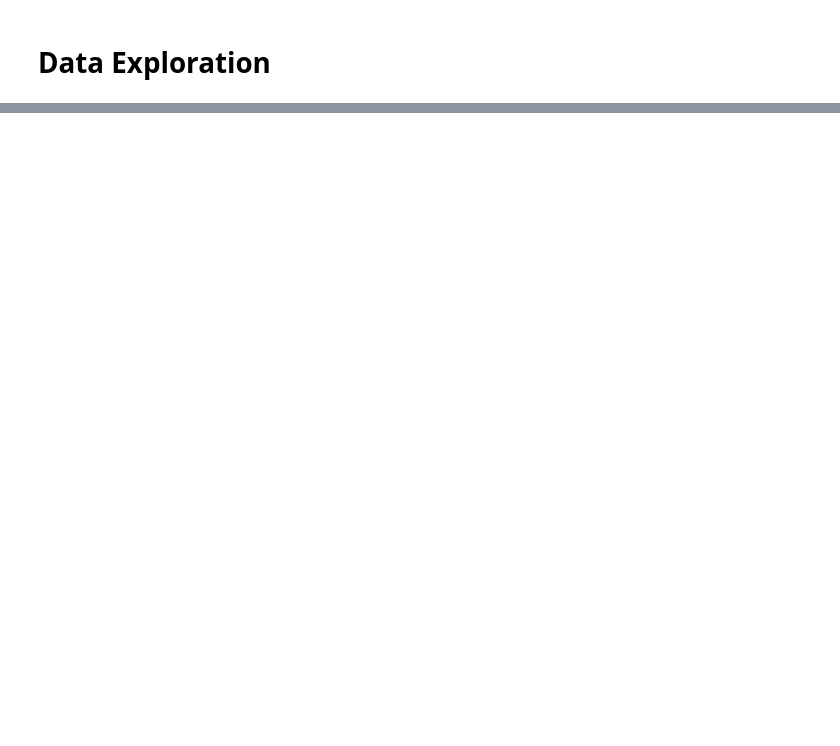
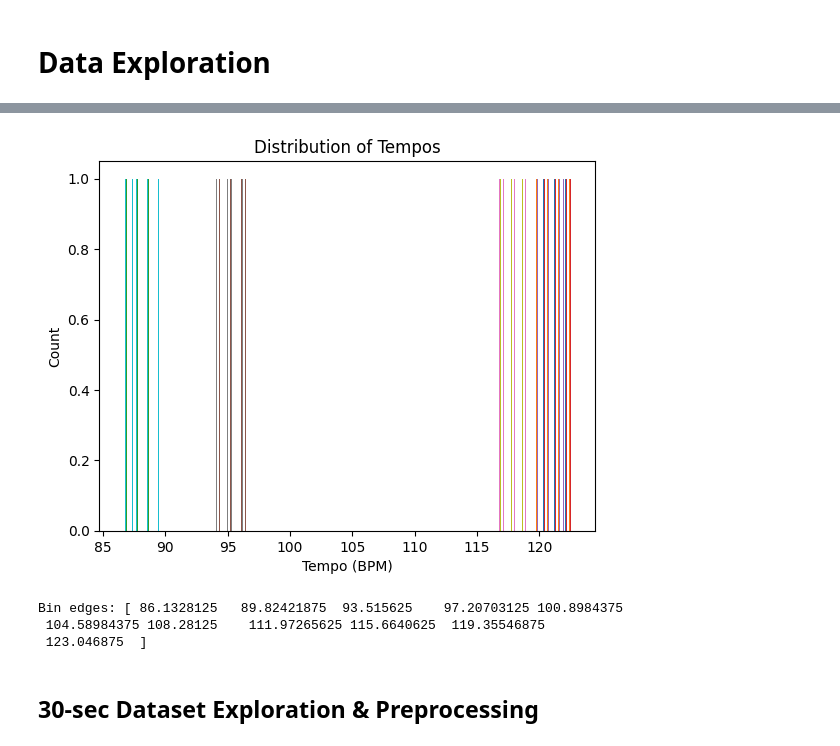
Before and after one commit to griffinr/MusicClassificationModels, a Jupyter notebook: Data Exploration.ipynb, the cells around one changed output, grey strips where cells are left out. Drawn from its saved outputs; the diff is of its cells as text; code cells hidden in the pictures; blank space fills up the shorter version.

```diff
--- a/Data Exploration.ipynb
+++ b/Data Exploration.ipynb
@@ -25,0 +65,31 @@ print(sample_rate)
+# %%
+# Looking at distribution of tempos for the different genres
+
+import os
+
+tempo_values = []
+
+for i in range(10):
+    genre_path = 'Data/genres_examples'
+    for file in os.listdir(genre_path):
+        if file.endswith('.wav'):
+            file_path = os.path.join(genre_path, file)
+            y, sr = librosa.load(file_path, sr=None)
+            tempo, _ = librosa.beat.beat_track(y=y, sr=sr)
+            tempo_values.append(tempo)
+
+
+n, bins, _ = plt.hist(tempo_values, bins=10)
+plt.title('Distribution of Tempos')
+plt.xlabel("Tempo (BPM)")
+plt.ylabel("Count")
+plt.show()
+
+print(f"Bin edges: {bins}")
+# %% [output]
+[figure, added]
+Bin edges: [ 86.1328125   89.82421875  93.515625    97.20703125 100.8984375
+ 104.58984375 108.28125    111.97265625 115.6640625  119.35546875
+ 123.046875  ]
+# %% [markdown]
+## 30-sec Dataset Exploration & Preprocessing
```
Also changed, not shown: parts of 21 cells of this notebook.
